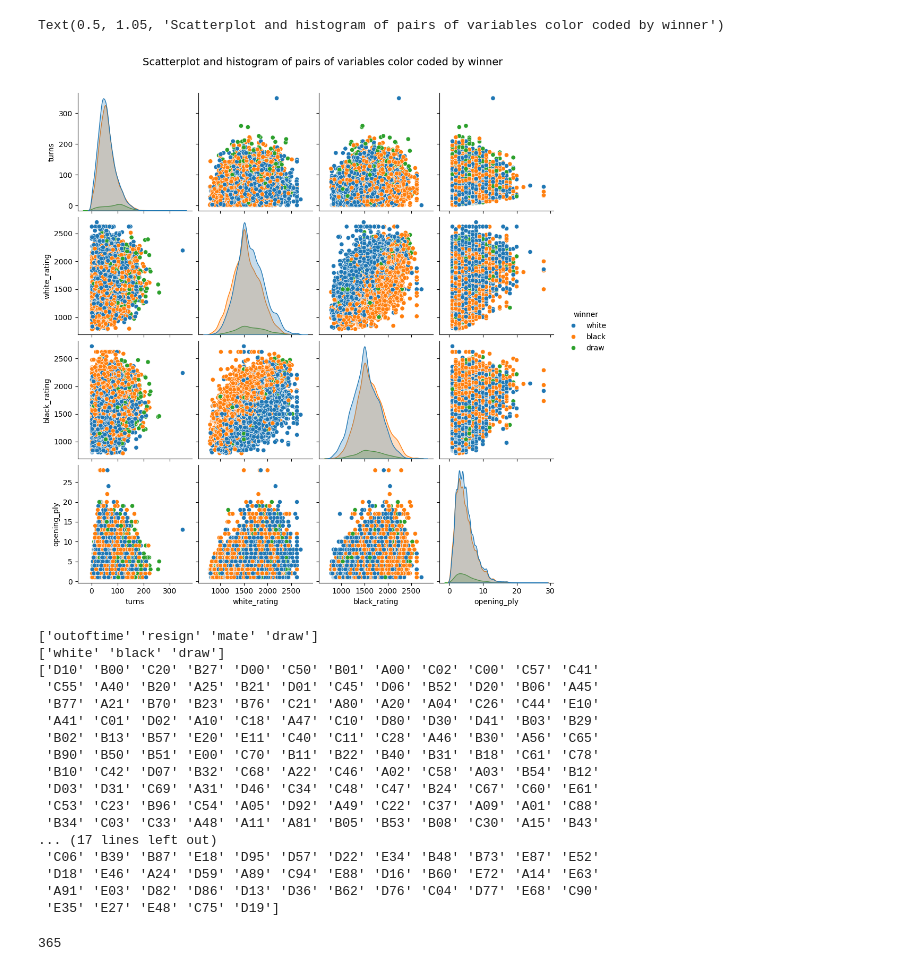
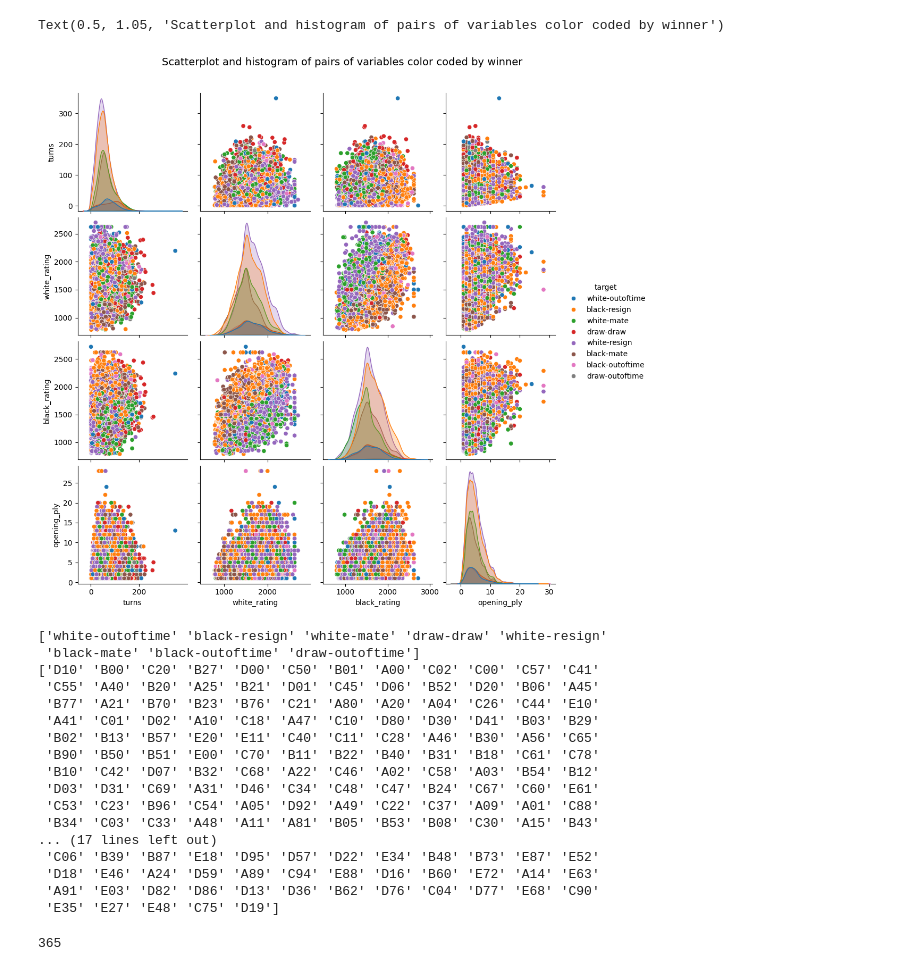
Before and after one commit to robinmoon2/AI_Application_HY, a Jupyter notebook: Data_chess/MlPrediction.ipynb, the cells around one changed output. Cells and saved outputs as stored; diff of their text form; code cells hidden in the pictures.

```diff
--- a/Data_chess/MlPrediction.ipynb
+++ b/Data_chess/MlPrediction.ipynb
@@ -25,0 +1,13 @@ memory usage: 2.2+ MB
+# %%
+import pandas as pd
+import seaborn as sns
+import category_encoders as ce
+from sklearn.model_selection import train_test_split
+from sklearn.preprocessing import LabelEncoder
+from sklearn.ensemble import RandomForestClassifier
+from sklearn.metrics import classification_report, confusion_matrix
+from sklearn.inspection import PartialDependenceDisplay
+
+df_games = pd.read_csv("games_cleaned.csv")
+df_games['target'] = df_games['winner'].astype(str) + '-' + df_games['victory_status'].astype(str)
+df_games.info()
@@ -26,20 +32,19 @@ memory usage: 2.2+ MB
 # %%
-dataset = df_games[['id', 'turns', 'victory_status', 'winner', 'white_rating', 'black_rating', 'opening_eco', 'opening_ply']]
-plot = sns.pairplot(dataset, hue='winner')
+dataset = df_games[['turns', 'target', 'white_rating', 'black_rating', 'opening_eco', 'opening_ply']]
+plot = sns.pairplot(dataset, hue='target')
 plot.figure.suptitle("Scatterplot and histogram of pairs of variables color coded by winner",
                   fontsize = 14,
                   y = 1.05)
 # %% [output]
 Text(0.5, 1.05, 'Scatterplot and histogram of pairs of variables color coded by winner')
-[figure, old version]
+[figure, new version]
 # %%
-print(dataset['victory_status'].unique())
-print(dataset['winner'].unique())
+print(dataset['target'].unique())
 print(dataset['opening_eco'].unique())
 len(dataset['opening_eco'].unique())
 # %% [output]
-['outoftime' 'resign' 'mate' 'draw']
-['white' 'black' 'draw']
+['white-outoftime' 'black-resign' 'white-mate' 'draw-draw' 'white-resign'
+ 'black-mate' 'black-outoftime' 'draw-outoftime']
 ['D10' 'B00' 'C20' 'B27' 'D00' 'C50' 'B01' 'A00' 'C02' 'C00' 'C57' 'C41'
  'C55' 'A40' 'B20' 'A25' 'B21' 'D01' 'C45' 'D06' 'B52' 'D20' 'B06' 'A45'
  'B77' 'A21' 'B70' 'B23' 'B76' 'C21' 'A80' 'A20' 'A04' 'C26' 'C44' 'E10'
```
Also changed, not shown: parts of 7 cells of this notebook, 1 other file.
